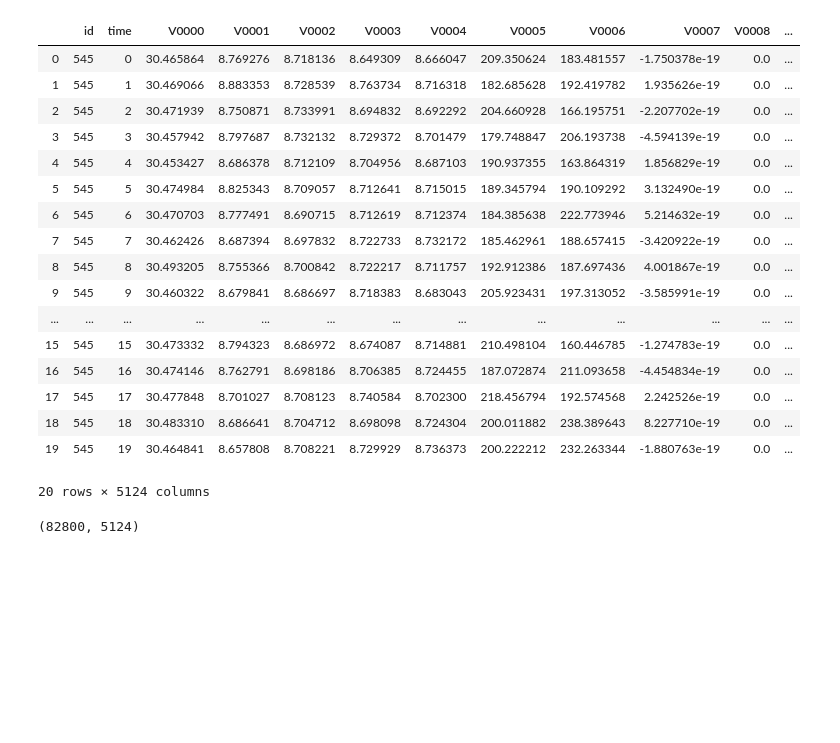
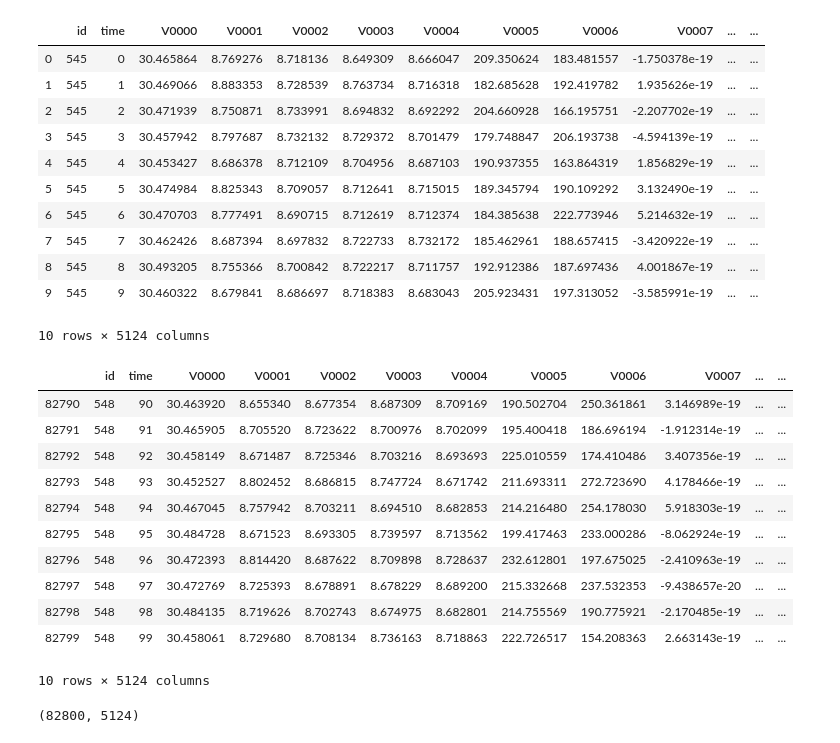
Before and after one commit to DSC-SCH/Determination-of-the-Status-of-Nuclear-Power-Plants, a Jupyter notebook: data_exploration.ipynb, the cells around one changed output. Drawn from its saved outputs; the diff is of its cells as text; code cells hidden in the pictures; blank space fills up the shorter version.

```diff
--- a/data_exploration.ipynb
+++ b/data_exploration.ipynb
@@ -55,26 +55,35 @@ train = data_loader_all(data_loader, path=train_path, train=True,
 # %%
 test = data_loader_all(data_loader, path=test_path, train=False, nrows=60)
 # %%
-train.head(20)
+train.head(10)
 # %% [output]
-|  | id | time | V0000 | V0001 | V0002 | V0003 | V0004 | V0005 | V0006 | V0007 | V0008 | ... |
-| 0 | 545 | 0 | 30.465864 | 8.769276 | 8.718136 | 8.649309 | 8.666047 | 209.350624 | 183.481557 | -1.750378e-19 | 0.0 | ... |
-| 1 | 545 | 1 | 30.469066 | 8.883353 | 8.728539 | 8.763734 | 8.716318 | 182.685628 | 192.419782 | 1.935626e-19 | 0.0 | ... |
-| 2 | 545 | 2 | 30.471939 | 8.750871 | 8.733991 | 8.694832 | 8.692292 | 204.660928 | 166.195751 | -2.207702e-19 | 0.0 | ... |
-| 3 | 545 | 3 | 30.457942 | 8.797687 | 8.732132 | 8.729372 | 8.701479 | 179.748847 | 206.193738 | -4.594139e-19 | 0.0 | ... |
-| 4 | 545 | 4 | 30.453427 | 8.686378 | 8.712109 | 8.704956 | 8.687103 | 190.937355 | 163.864319 | 1.856829e-19 | 0.0 | ... |
-| 5 | 545 | 5 | 30.474984 | 8.825343 | 8.709057 | 8.712641 | 8.715015 | 189.345794 | 190.109292 | 3.132490e-19 | 0.0 | ... |
-| 6 | 545 | 6 | 30.470703 | 8.777491 | 8.690715 | 8.712619 | 8.712374 | 184.385638 | 222.773946 | 5.214632e-19 | 0.0 | ... |
-| 7 | 545 | 7 | 30.462426 | 8.687394 | 8.697832 | 8.722733 | 8.732172 | 185.462961 | 188.657415 | -3.420922e-19 | 0.0 | ... |
-| 8 | 545 | 8 | 30.493205 | 8.755366 | 8.700842 | 8.722217 | 8.711757 | 192.912386 | 187.697436 | 4.001867e-19 | 0.0 | ... |
-| 9 | 545 | 9 | 30.460322 | 8.679841 | 8.686697 | 8.718383 | 8.683043 | 205.923431 | 197.313052 | -3.585991e-19 | 0.0 | ... |
-| ... | ... | ... | ... | ... | ... | ... | ... | ... | ... | ... | ... | ... |
-| 15 | 545 | 15 | 30.473332 | 8.794323 | 8.686972 | 8.674087 | 8.714881 | 210.498104 | 160.446785 | -1.274783e-19 | 0.0 | ... |
-| 16 | 545 | 16 | 30.474146 | 8.762791 | 8.698186 | 8.706385 | 8.724455 | 187.072874 | 211.093658 | -4.454834e-19 | 0.0 | ... |
-| 17 | 545 | 17 | 30.477848 | 8.701027 | 8.708123 | 8.740584 | 8.702300 | 218.456794 | 192.574568 | 2.242526e-19 | 0.0 | ... |
-| 18 | 545 | 18 | 30.483310 | 8.686641 | 8.704712 | 8.698098 | 8.724304 | 200.011882 | 238.389643 | 8.227710e-19 | 0.0 | ... |
-| 19 | 545 | 19 | 30.464841 | 8.657808 | 8.708221 | 8.729929 | 8.736373 | 200.222212 | 232.263344 | -1.880763e-19 | 0.0 | ... |
+|  | id | time | V0000 | V0001 | V0002 | V0003 | V0004 | V0005 | V0006 | V0007 | ... | ... |
+| 0 | 545 | 0 | 30.465864 | 8.769276 | 8.718136 | 8.649309 | 8.666047 | 209.350624 | 183.481557 | -1.750378e-19 | ... | ... |
+| 1 | 545 | 1 | 30.469066 | 8.883353 | 8.728539 | 8.763734 | 8.716318 | 182.685628 | 192.419782 | 1.935626e-19 | ... | ... |
+| 2 | 545 | 2 | 30.471939 | 8.750871 | 8.733991 | 8.694832 | 8.692292 | 204.660928 | 166.195751 | -2.207702e-19 | ... | ... |
+| 3 | 545 | 3 | 30.457942 | 8.797687 | 8.732132 | 8.729372 | 8.701479 | 179.748847 | 206.193738 | -4.594139e-19 | ... | ... |
+| 4 | 545 | 4 | 30.453427 | 8.686378 | 8.712109 | 8.704956 | 8.687103 | 190.937355 | 163.864319 | 1.856829e-19 | ... | ... |
+| 5 | 545 | 5 | 30.474984 | 8.825343 | 8.709057 | 8.712641 | 8.715015 | 189.345794 | 190.109292 | 3.132490e-19 | ... | ... |
+| 6 | 545 | 6 | 30.470703 | 8.777491 | 8.690715 | 8.712619 | 8.712374 | 184.385638 | 222.773946 | 5.214632e-19 | ... | ... |
+| 7 | 545 | 7 | 30.462426 | 8.687394 | 8.697832 | 8.722733 | 8.732172 | 185.462961 | 188.657415 | -3.420922e-19 | ... | ... |
+| 8 | 545 | 8 | 30.493205 | 8.755366 | 8.700842 | 8.722217 | 8.711757 | 192.912386 | 187.697436 | 4.001867e-19 | ... | ... |
+| 9 | 545 | 9 | 30.460322 | 8.679841 | 8.686697 | 8.718383 | 8.683043 | 205.923431 | 197.313052 | -3.585991e-19 | ... | ... |
-20 rows × 5124 columns
+10 rows × 5124 columns
+# %%
+train.tail(10)
+# %% [output]
+|  | id | time | V0000 | V0001 | V0002 | V0003 | V0004 | V0005 | V0006 | V0007 | ... | ... |
+| 82790 | 548 | 90 | 30.463920 | 8.655340 | 8.677354 | 8.687309 | 8.709169 | 190.502704 | 250.361861 | 3.146989e-19 | ... | ... |
+| 82791 | 548 | 91 | 30.465905 | 8.705520 | 8.723622 | 8.700976 | 8.702099 | 195.400418 | 186.696194 | -1.912314e-19 | ... | ... |
+| 82792 | 548 | 92 | 30.458149 | 8.671487 | 8.725346 | 8.703216 | 8.693693 | 225.010559 | 174.410486 | 3.407356e-19 | ... | ... |
+| 82793 | 548 | 93 | 30.452527 | 8.802452 | 8.686815 | 8.747724 | 8.671742 | 211.693311 | 272.723690 | 4.178466e-19 | ... | ... |
+| 82794 | 548 | 94 | 30.467045 | 8.757942 | 8.703211 | 8.694510 | 8.682853 | 214.216480 | 254.178030 | 5.918303e-19 | ... | ... |
+| 82795 | 548 | 95 | 30.484728 | 8.671523 | 8.693305 | 8.739597 | 8.713562 | 199.417463 | 233.000286 | -8.062924e-19 | ... | ... |
+| 82796 | 548 | 96 | 30.472393 | 8.814420 | 8.687622 | 8.709898 | 8.728637 | 232.612801 | 197.675025 | -2.410963e-19 | ... | ... |
+| 82797 | 548 | 97 | 30.472769 | 8.725393 | 8.678891 | 8.678229 | 8.689200 | 215.332668 | 237.532353 | -9.438657e-20 | ... | ... |
+| 82798 | 548 | 98 | 30.484135 | 8.719626 | 8.702743 | 8.674975 | 8.682801 | 214.755569 | 190.775921 | -2.170485e-19 | ... | ... |
+| 82799 | 548 | 99 | 30.458061 | 8.729680 | 8.708134 | 8.736163 | 8.718863 | 222.726517 | 154.208363 | 2.663143e-19 | ... | ... |
+10 rows × 5124 columns
 # %%
 train.shape
 # %% [output]
```
Also changed, not shown: parts of 8 cells of this notebook.
